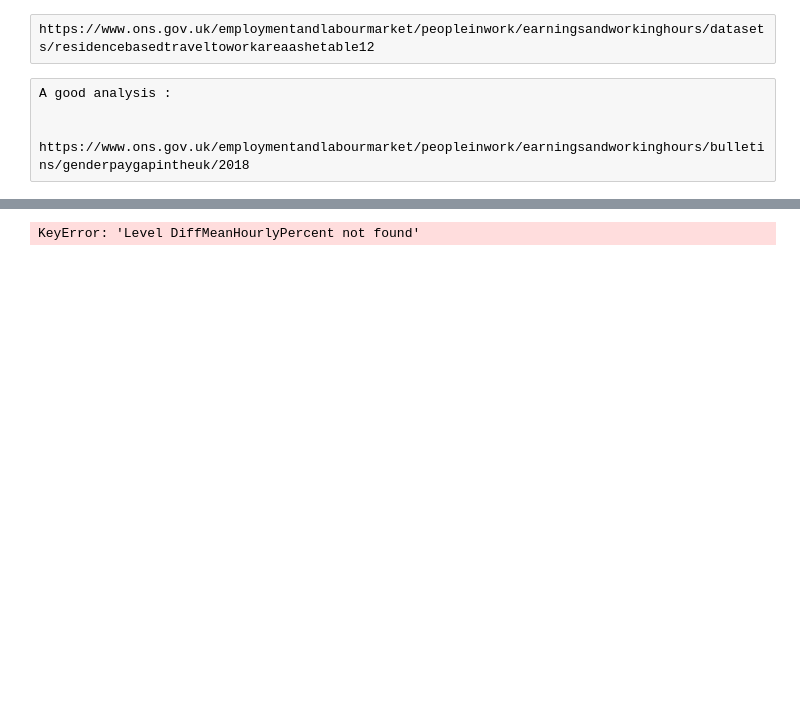
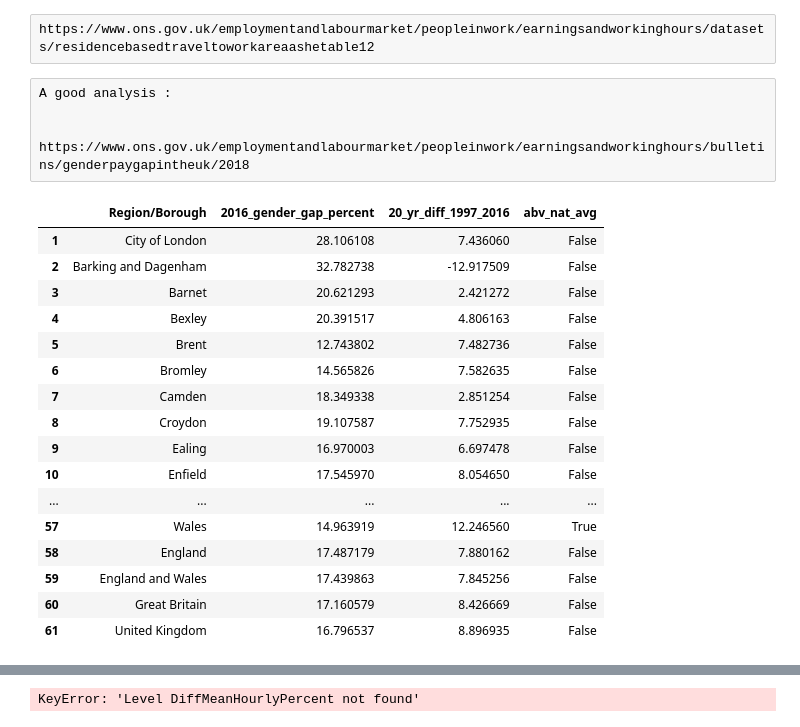
Before and after one commit to hggc0322/gender-gap-analysis, a Jupyter notebook: data_exploration.ipynb, the cells around one changed output, grey strips where cells are left out. Cells and saved outputs as stored; diff of their text form; code cells hidden in the pictures; blank space fills up the shorter version.

Commit message:
added csv for gap per region over 20 yr

```diff
--- a/data_exploration.ipynb
+++ b/data_exploration.ipynb
@@ -107,0 +111,39 @@ df_18_19 = pd.read_csv('data/UK Gender Pay Gap Data - 2018 to 2019 (1).csv')
+# %%
+merged = df_male.merge(df_female, on='Unnamed: 0')
+merged = merged.dropna()
+merged = merged.drop([0])
+# %%
+for year in range(1997, 2017):
+
+    merged[str(year)+'_x'] = merged[str(year)+'_x'].apply(lambda x : float(str(x).replace(',', '')))
+    merged[str(year)+'_y'] = merged[str(year)+'_y'].apply(lambda x : float(str(x).replace(',', '')))
+    merged[str(year)+'_diff'] = merged[str(year)+'_x'] - merged[str(year)+'_y']
+    merged[str(year)+'_diff_percent'] = 100*(merged[str(year)+'_x'] - merged[str(year)+'_y'])/merged[str(year)+'_x']
+# %%
+merged['20_yr_diff'] = (merged['1997_diff_percent'] - merged['2016_diff_percent'])
+nat_avg = merged[merged['Unnamed: 1_x'] == 'United Kingdom']['20_yr_diff'].values[0]
+merged['abv_nat_avg'] = merged['20_yr_diff'] > nat_avg
+# %%
+Finalcols = ['Unnamed: 1_x', '2016_diff_percent', '20_yr_diff', 'abv_nat_avg']
+FinalTable = merged[Finalcols]
+# %%
+FinalTable.rename(index=str, columns={"Unnamed: 1_x": "Region/Borough", "2016_diff_percent": "2016_gender_gap_percent",
+                                     '20_yr_diff': "20_yr_diff_1997_2016", 'abv_nat_avg':"abv_nat_avg"})
+# %% [output]
+|  | Region/Borough | 2016_gender_gap_percent | 20_yr_diff_1997_2016 | abv_nat_avg |
+| 1 | City of London | 28.106108 | 7.436060 | False |
+| 2 | Barking and Dagenham | 32.782738 | -12.917509 | False |
+| 3 | Barnet | 20.621293 | 2.421272 | False |
+| 4 | Bexley | 20.391517 | 4.806163 | False |
+| 5 | Brent | 12.743802 | 7.482736 | False |
+| 6 | Bromley | 14.565826 | 7.582635 | False |
+| 7 | Camden | 18.349338 | 2.851254 | False |
+| 8 | Croydon | 19.107587 | 7.752935 | False |
+| 9 | Ealing | 16.970003 | 6.697478 | False |
+| 10 | Enfield | 17.545970 | 8.054650 | False |
+| ... | ... | ... | ... | ... |
+| 57 | Wales | 14.963919 | 12.246560 | True |
+| 58 | England | 17.487179 | 7.880162 | False |
+| 59 | England and Wales | 17.439863 | 7.845256 | False |
+| 60 | Great Britain | 17.160579 | 8.426669 | False |
+| 61 | United Kingdom | 16.796537 | 8.896935 | False |
```
Also changed, not shown: parts of 5 cells of this notebook, 7 other files.
